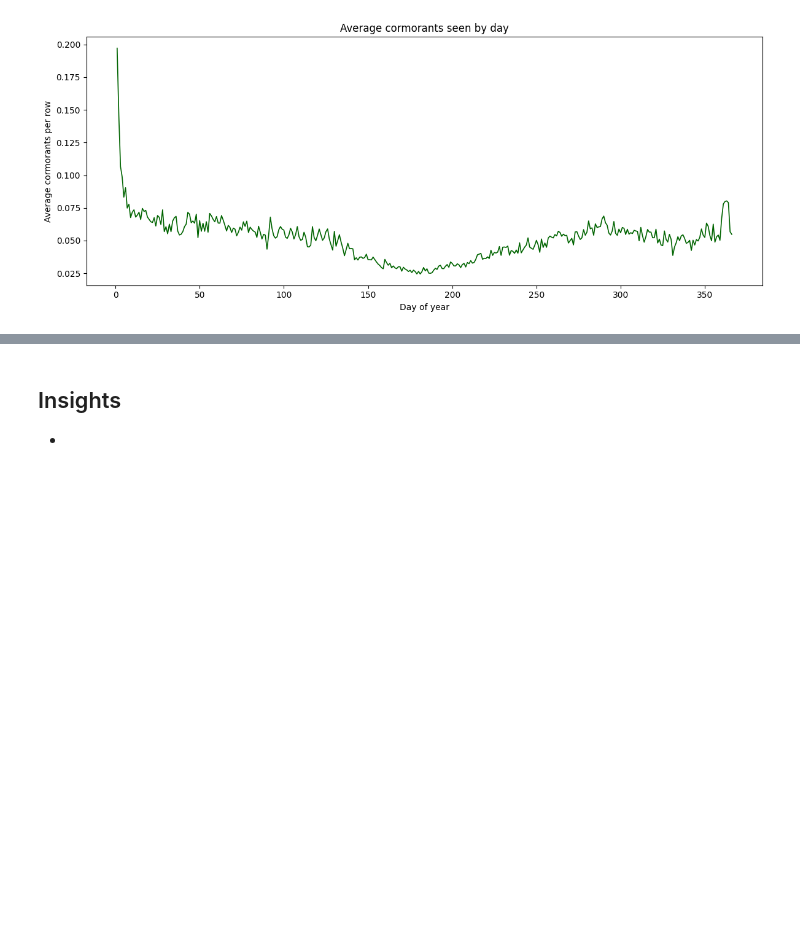
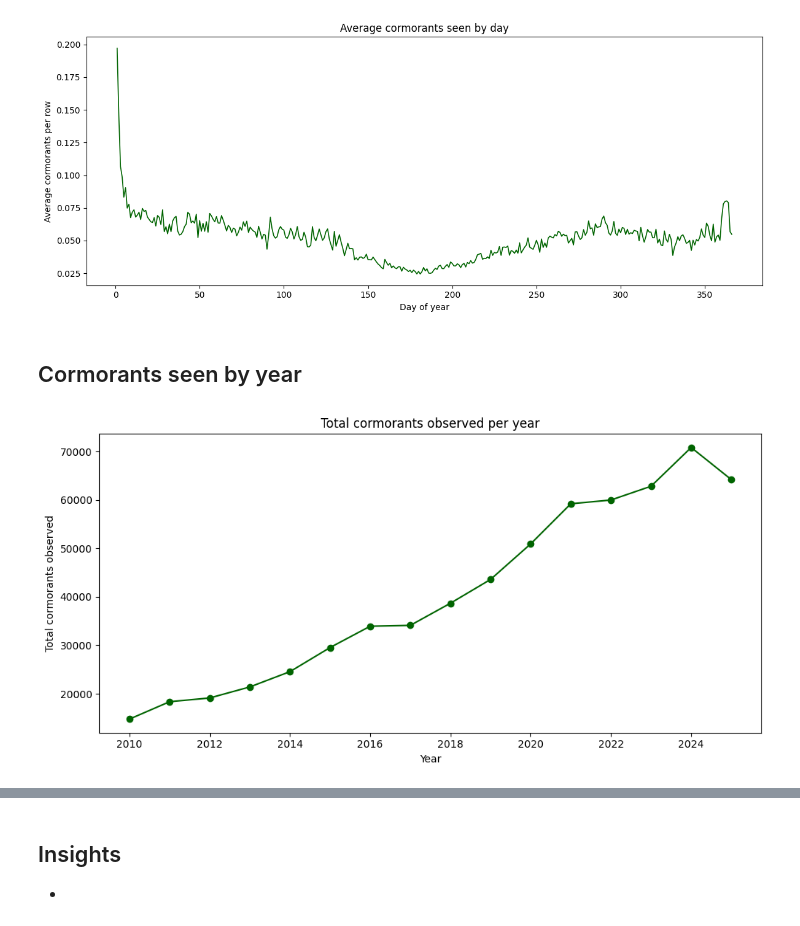
Before and after one commit to kebabzter/the-greatest-cormorant, a Jupyter notebook: notebook-04.ipynb, the cells around one changed output, grey strips where cells are left out. Cells and saved outputs as stored; diff of their text form; code cells hidden in the pictures; blank space fills up the shorter version.

Commit message:
Cormorant seen per year/month linecharts

```diff
--- a/notebook-04.ipynb
+++ b/notebook-04.ipynb
@@ -418,3 +418,17 @@ plt.tight_layout()
 plt.show()
 # %% [output]
 [figure]
+# %% [markdown]
+## Cormorants seen by year
+# %%
+yearly = df.groupby(df["eventDate"].dt.year)["Phalacrocorax carbo"].sum()
+
+plt.figure(figsize=(10, 5))
+yearly.plot(kind="line", marker="o", color="darkgreen")
+plt.title("Total cormorants observed per year")
+plt.xlabel("Year")
+plt.ylabel("Total cormorants observed")
+plt.tight_layout()
+plt.show()
+# %% [output]
+[figure, added]
```
Also changed, not shown: parts of 2 cells of this notebook.
